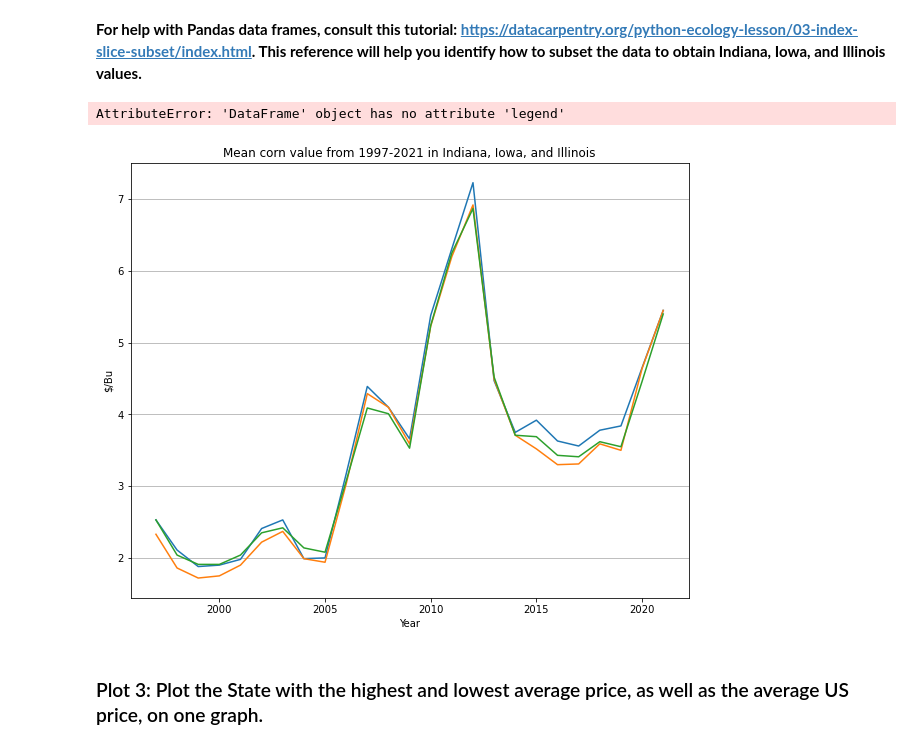
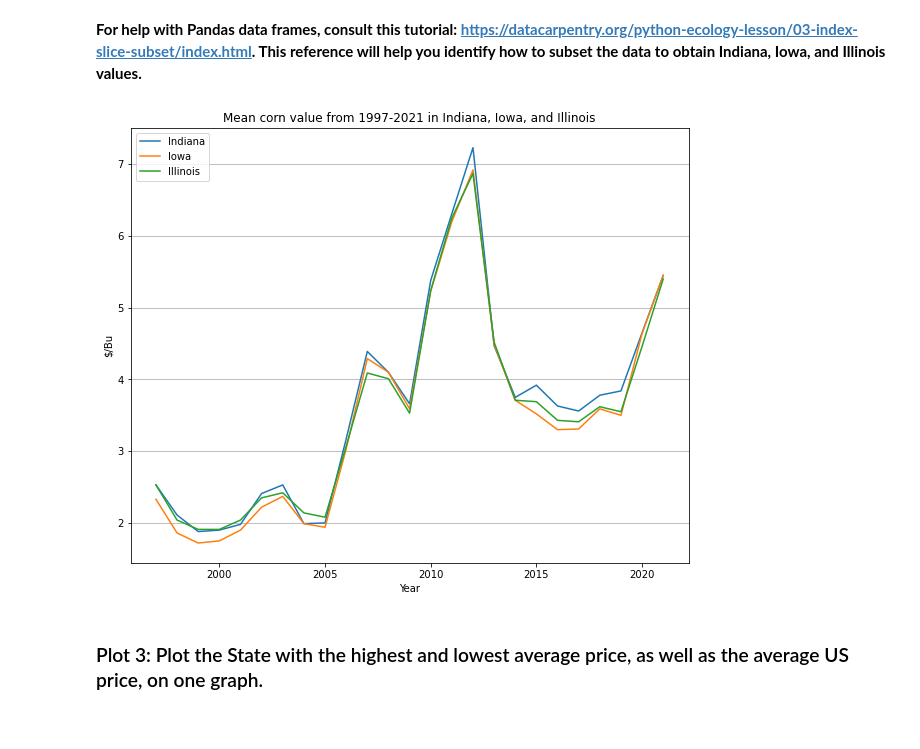
Before and after one commit to ShihYLin/Ag-Informatics, a Jupyter notebook: Lab2/lab2-ShihYunLin.ipynb, the cells around one changed output. Cells and saved outputs as stored; diff of their text form; code cells hidden in the pictures.

Commit message:
plot3

```diff
--- a/Lab2/lab2-ShihYunLin.ipynb
+++ b/Lab2/lab2-ShihYunLin.ipynb
@@ -458,27 +458,26 @@ plt.savefig('meancorn.png', format='png', dpi=140)
 # %%
 # Some basic functionality to make the graphs larger
 plt.figure(figsize=(10, 8))
 
 # Create plots for each of the three states. Make sure you include a 'label' in each plot for the legend.
 # Enter code here..
-plt.plot(clean_CORN['Year'].unique(), clean_CORN[clean_CORN['State']== 'INDIANA'].groupby('Year')['Value'].mean())
-plt.plot(clean_CORN['Year'].unique(), clean_CORN[clean_CORN['State']== 'IOWA'].groupby('Year')['Value'].mean())
+plt.plot(clean_CORN['Year'].unique(), clean_CORN[clean_CORN['State']== 'INDIANA'].groupby('Year')['Value'].mean(), label='Indiana')
+plt.plot(clean_CORN['Year'].unique(), clean_CORN[clean_CORN['State']== 'IOWA'].groupby('Year')['Value'].mean(), label='Iowa')
 plt.plot(clean_CORN['Year'].unique(), clean_CORN[clean_CORN['State']== 'ILLINOIS'].groupby('Year')['Value'].mean(), label='Illinois')
 
 # Give your plot a title, plot x any y axis labels, a legend, and activate grid lines.
 # Enter code here...
 plt.title('Mean corn value from 1997-2021 in Indiana, Iowa, and Illinois')
 plt.xlabel('Year')
 plt.ylabel('$/Bu')
 plt.grid(axis='y')
-leg = clean_CORN.legend()
+plt.legend(loc="upper left")
 
 # Save the plot as a PNG file - check it out, you should have a file with this name in your folder now!
 # MAKE SURE YOU RUN THIS - I will expect this image in your submission folder
 plt.savefig('istatescorn.png', format='png', dpi=140)
 # %% [output]
-AttributeError: 'DataFrame' object has no attribute 'legend'
-[figure, old version]
+[figure, new version]
 # %% [markdown]
 ### Plot 3: Plot the State with the highest and lowest average price, as well as the average US price, on one graph.
 # %% [markdown]
```
Also changed, not shown: parts of 1 cell of this notebook.
